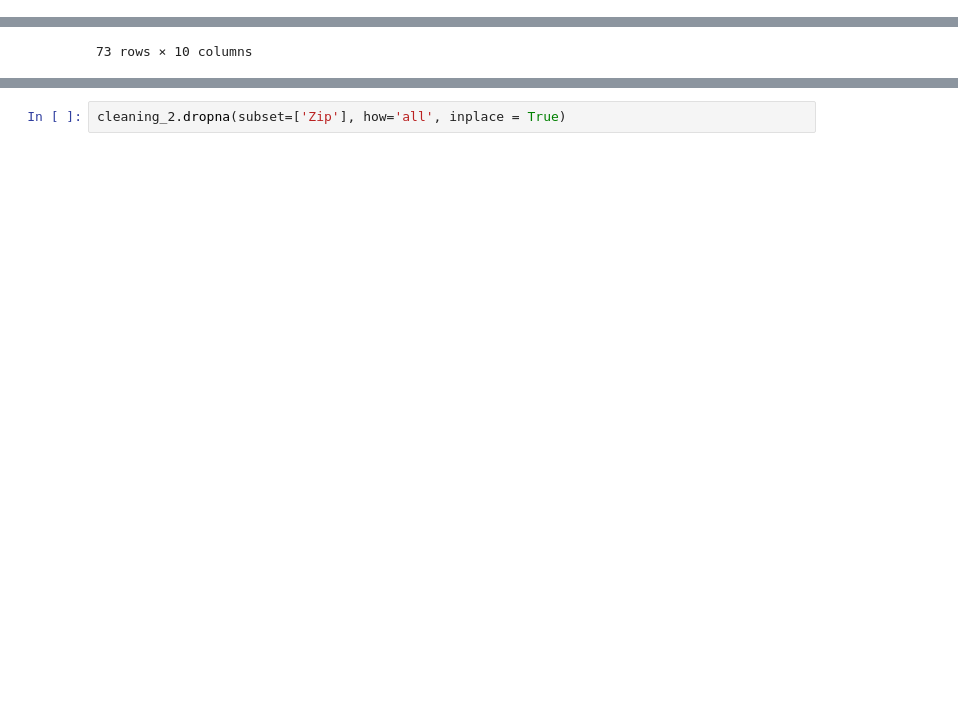
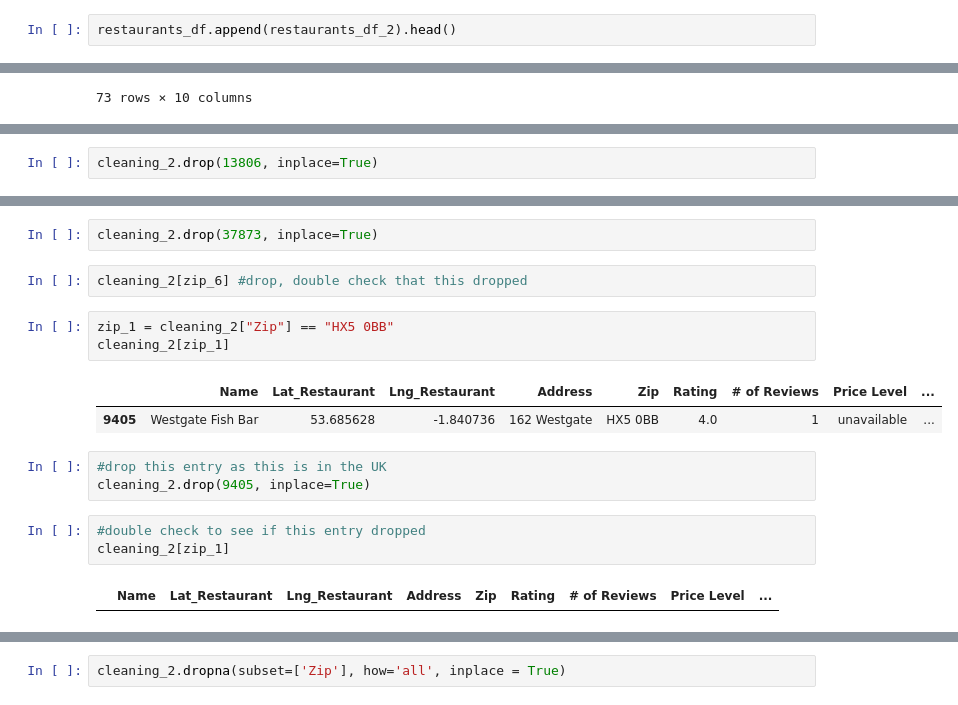
Before and after one commit to lquasem/Project-1, a Jupyter notebook: testing and analysis.ipynb, the cells around one changed output, grey strips where cells are left out. Cells and saved outputs as stored; diff of their text form; blank space fills up the shorter version.

```diff
--- a/testing and analysis.ipynb
+++ b/testing and analysis.ipynb
@@ -29,0 +70,2 @@ restaurants_df.head()
+# %%
+restaurants_df.append(restaurants_df_2).head()
@@ -203,0 +245,2 @@ cleaning_2[cleaning_2['Zip'].isnull()]
+# %%
+cleaning_2.drop(13806, inplace=True)
@@ -203,0 +257,18 @@ cleaning_2[cleaning_2['Zip'].isnull()]
+# %%
+cleaning_2.drop(37873, inplace=True)
+# %%
+cleaning_2[zip_6] #drop, double check that this dropped
+# %%
+zip_1 = cleaning_2["Zip"] == "HX5 0BB"
+cleaning_2[zip_1]
+# %% [output]
+|  | Name | Lat_Restaurant | Lng_Restaurant | Address | Zip | Rating | # of Reviews | Price Level | ... |
+| 9405 | Westgate Fish Bar | 53.685628 | -1.840736 | 162 Westgate | HX5 0BB | 4.0 | 1 | unavailable | ... |
+# %%
+#drop this entry as this is in the UK
+cleaning_2.drop(9405, inplace=True)
+# %%
+#double check to see if this entry dropped
+cleaning_2[zip_1]
+# %% [output]
+|  | Name | Lat_Restaurant | Lng_Restaurant | Address | Zip | Rating | # of Reviews | Price Level | ... |
```
Also changed, not shown: parts of 36 cells of this notebook.
